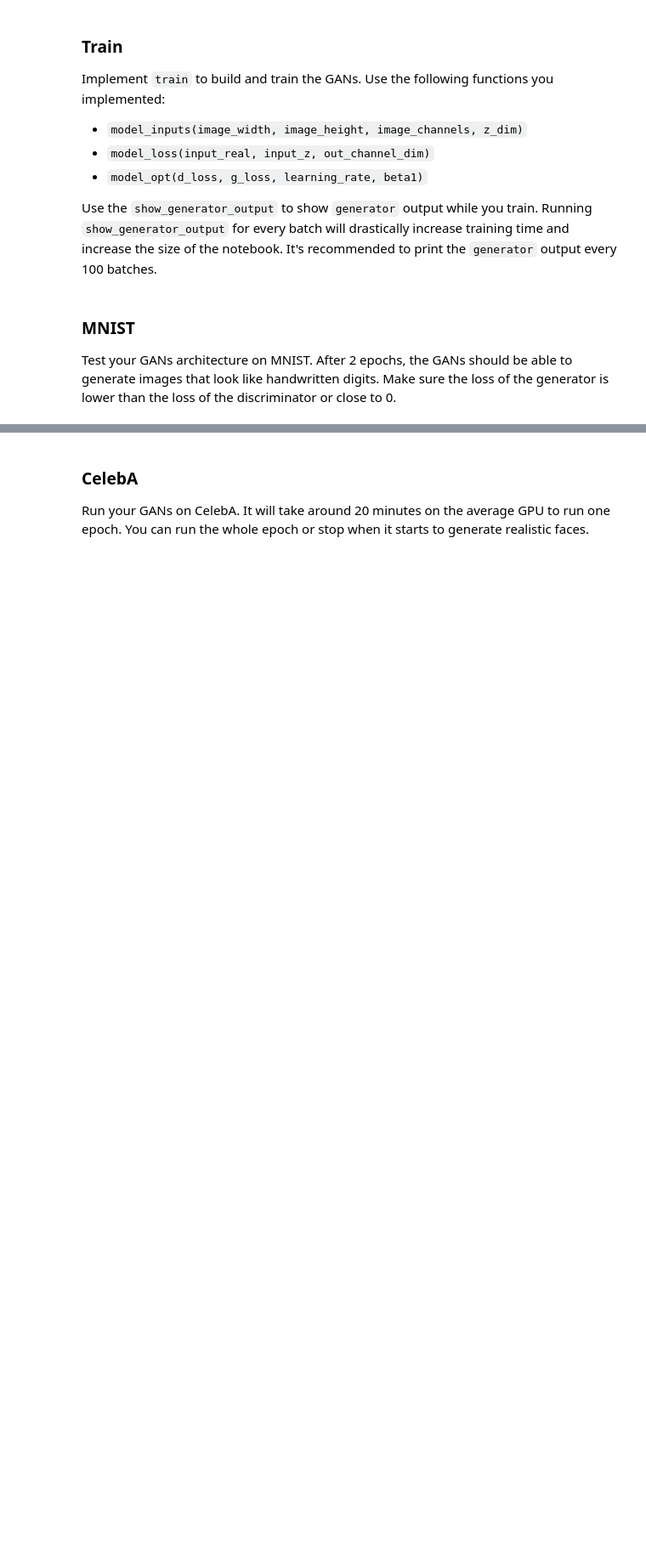
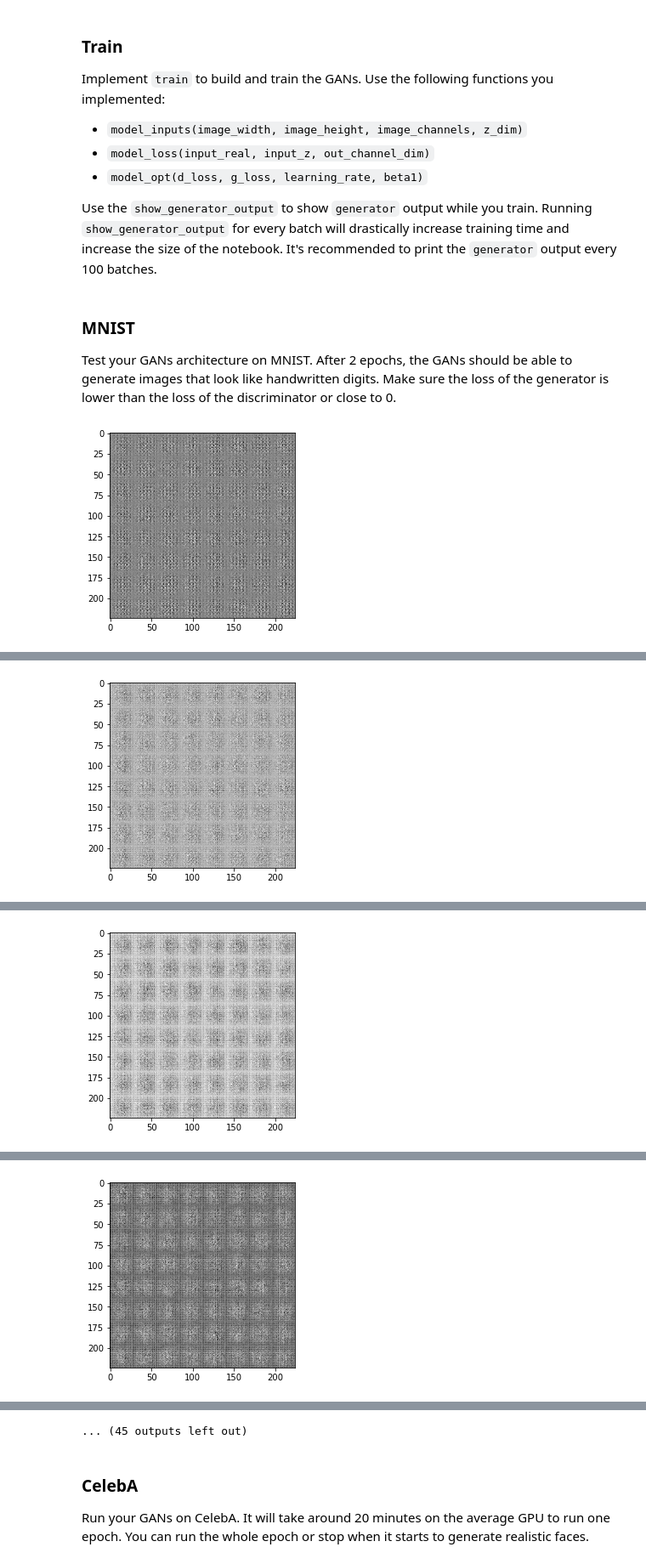
Before and after one commit to barmag/deep-learning, a Jupyter notebook: face_generation/dlnd_face_generation.ipynb, the cells around one changed output, grey strips where cells are left out. Shown at 85% size. Saved outputs shown, nothing was run; the diff lists cells and outputs as text; code cells hidden in the pictures; blank space fills up the shorter version.

Commit message:
fixes for training method

```diff
--- a/face_generation/dlnd_face_generation.ipynb
+++ b/face_generation/dlnd_face_generation.ipynb
@@ -334,30 +347,62 @@ def train(epoch_count, batch_size, z_dim, learning_rate, beta1, get_batches, dat
     :param data_shape: Shape of the data
     :param data_image_mode: The image mode to use for images ("RGB" or "L")
     """
-    # TODO: Build Model
+    tf.reset_default_graph()
 
+    sample_z = np.random.uniform(-0.5, 0.5, (64, z_dim))
+    samples, losses = [], []
+    steps = 0
+    print_every = 10
 
+    input_real, input_fake, lr = model_inputs(data_shape[1], data_shape[2], data_shape[3], z_dim)
+
+    d_loss, g_loss = model_loss(input_real, input_fake, data_shape[3])
+
+    d_opt, g_opt = model_opt(d_loss, g_loss, lr, beta1)
+
+    saver = tf.train.Saver()
     with tf.Session() as sess:
         sess.run(tf.global_variables_initializer())
         for epoch_i in range(epoch_count):
             for batch_images in get_batches(batch_size):
-                # TODO: Train Model
+                steps += 1
+                # sample noize for generator input
+                batch_z = np.random.uniform(-0.5, 0.5, (batch_size, z_dim))
+
+                # run optimizers
+                _ = sess.run(d_opt, feed_dict={input_real: batch_images, input_fake: batch_z, lr: learning_rate})
+                # test with one pass, then add passes if necessary
+                _ = sess.run(g_opt, feed_dict={input_fake: batch_z, input_real: batch_images, lr: learning_rate})
+
+                if steps % print_every == 0:
+                    train_loss_d = d_loss.eval({input_fake: batch_z, input_real: batch_images})
+                    train_loss_g = g_loss.eval({input_fake: batch_z})
+
+                    show_generator_output(sess, 64, input_fake, data_shape[3], data_image_mode)
+                    print("Epoch {}/Step {}...".format(epoch_i+1, steps),
+                          "Discriminator Loss: {:.4f}...".format(train_loss_d),
+                          "Generator Loss: {:.4f}".format(train_loss_g))
+                    losses.append((train_loss_d, train_loss_g))
+
+        saver.save(sess, './checkpoints/generator.ckpt')
 # %% [markdown]
 ### MNIST
 Test your GANs architecture on MNIST.  After 2 epochs, the GANs should be able to generate images that look like handwritten digits.  Make sure the loss of the generator is lower than the loss of the discriminator or close to 0.
 # %%
-batch_size = None
-z_dim = None
-learning_rate = None
-beta1 = None
+batch_size = 64
+z_dim = 100
+learning_rate = 0.0002
+beta1 = 0.5
 
 
 """
 DON'T MODIFY ANYTHING IN THIS CELL THAT IS BELOW THIS LINE
 """
 epochs = 2
 
 mnist_dataset = helper.Dataset('mnist', glob(os.path.join(data_dir, 'mnist/*.jpg')))
 with tf.Graph().as_default():
     train(epochs, batch_size, z_dim, learning_rate, beta1, mnist_dataset.get_batches,
           mnist_dataset.shape, mnist_dataset.image_mode)
+# %% [output]
+[figure, added]
@@ -363,0 +410 @@ with tf.Graph().as_default():
+[figure, added]
@@ -363,0 +412 @@ with tf.Graph().as_default():
+[figure, added]
@@ -363,0 +414 @@ with tf.Graph().as_default():
+[figure, added]
@@ -364,3 +420,4 @@ with tf.Graph().as_default():
+... (45 outputs left out)
 # %% [markdown]
 ### CelebA
 Run your GANs on CelebA.  It will take around 20 minutes on the average GPU to run one epoch.  You can run the whole epoch or stop when it starts to generate realistic faces.
```
Also changed, not shown: parts of 2 cells of this notebook.
